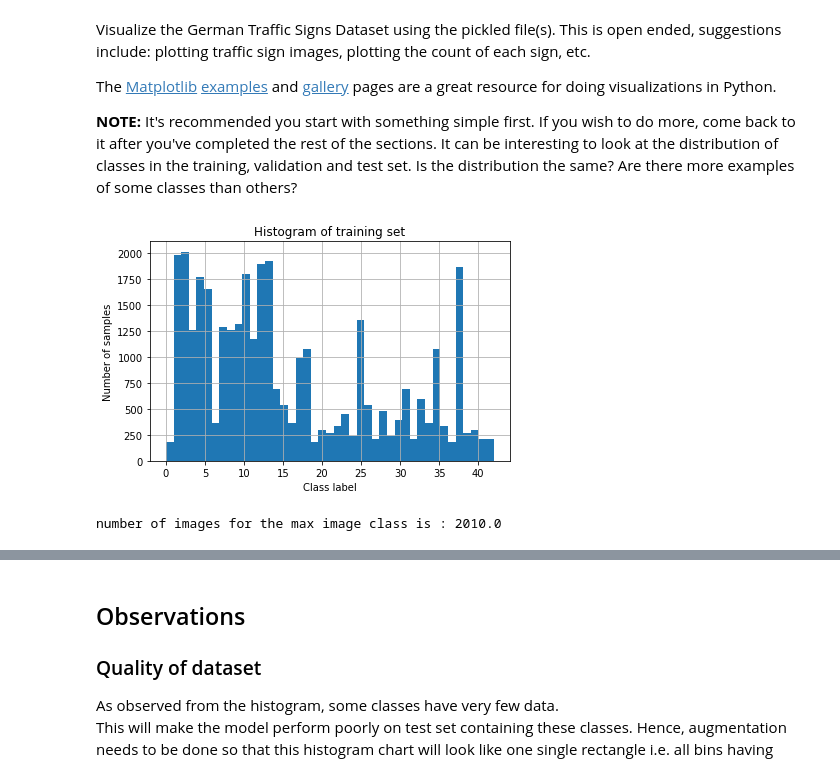
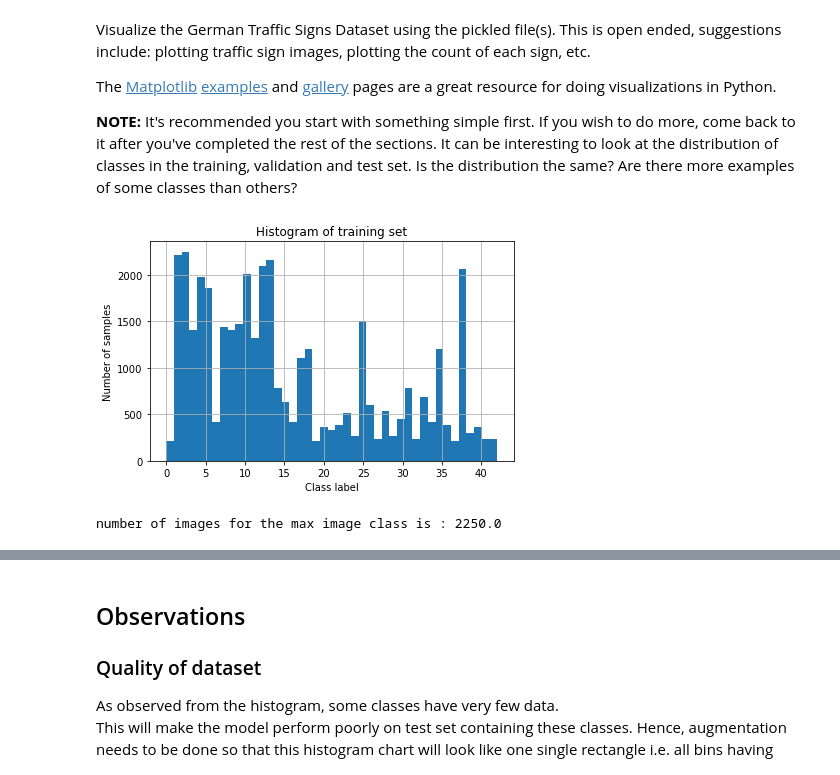
Before and after one commit to Aparajith-S/TrafficSignClassifier, a Jupyter notebook: Traffic_Sign_Classifier.ipynb, the cells around one changed output, grey strips where cells are left out. Cells and saved outputs as stored; diff of their text form; code cells hidden in the pictures.

```diff
--- a/Traffic_Sign_Classifier.ipynb
+++ b/Traffic_Sign_Classifier.ipynb
@@ -105,19 +105,19 @@ label_name=pd.read_csv("signnames.csv",delimiter=',')
 # %%
 #look at how the data is organized with a histogram.
 fig, ax = plt.subplots()
-freq_elem, bins, patches = ax.hist(y_train, n_classes, histtype='bar')
+freq_elem, bins, patches = ax.hist(train['labels'], n_classes, histtype='bar')
 ax.set_xlabel('Class label')
 ax.set_ylabel('Number of samples')
 ax.set_title('Histogram of training set')
 ax.set_xticks(np.arange(0,n_classes-1,5))
 fig.tight_layout()
 plt.grid(True)
 plt.show()
 max_data_points=max(freq_elem)
 print('number of images for the max image class is : '+str(max_data_points))
 # %% [output]
-[figure, old version]
+[figure, new version]
-number of images for the max image class is : 2010.0
+number of images for the max image class is : 2250.0
 # %%
 prev=-1
 fig,ax=plt.subplots(nrows=11, ncols=4,figsize=(12,20)) # we have 43 images one per class to display
```
Also changed, not shown: parts of 11 cells of this notebook.
